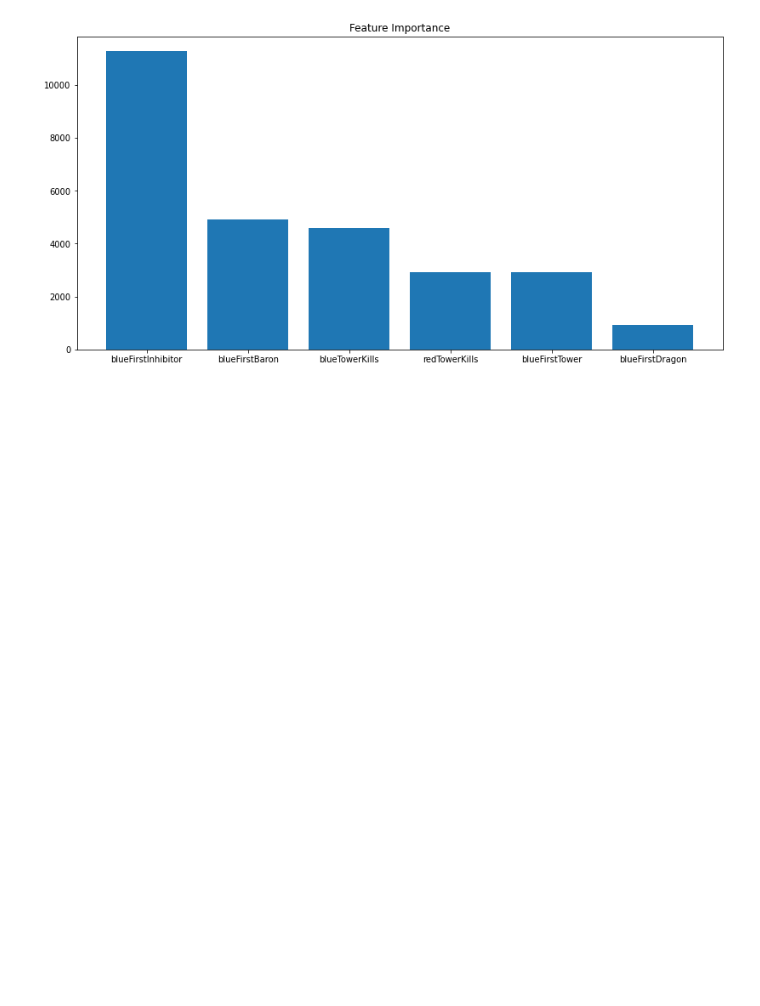
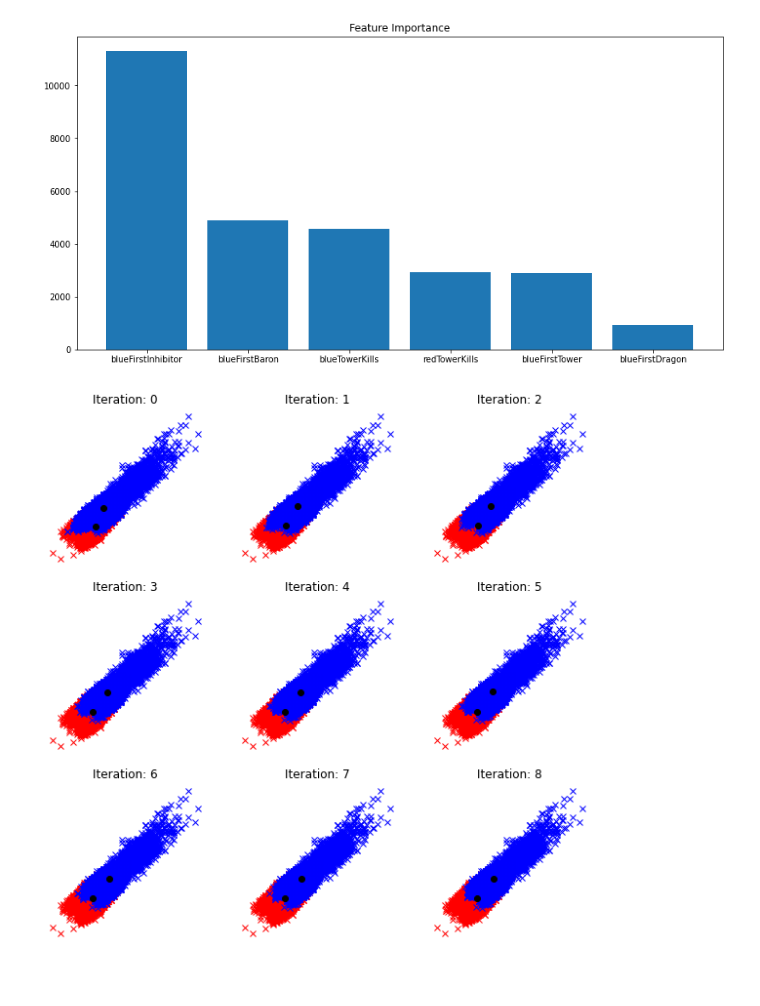
Before and after one commit to fatihemreyildiz/DataMiningFinalProject, a Jupyter notebook: final.ipynb, the cells around one changed output. Drawn from its saved outputs; the diff is of its cells as text; code cells hidden in the pictures; blank space fills up the shorter version.

Commit message:
kmeans clustering and some improvements.

```diff
--- a/final.ipynb
+++ b/final.ipynb
@@ -324,5 +324,30 @@ fig.savefig("graphs/kmeans_feature_importance.pdf")
 None
 # %% [output]
 [figure]
+# %%
+from sklearn.cluster import MiniBatchKMeans
+km = MiniBatchKMeans(
+    n_clusters=2,
+    init="random",
+    random_state=95)
+
+yp=Y
+#visualize
+fig, plt_iterations = plt.subplots(3, 3, figsize=(7,5))
+plt_iterations = plt_iterations.reshape(9)
+fig.set_size_inches(10,10)
+for x in range(9):
+  km.partial_fit(X)
+  yp = km.labels_
+  plt_iterations[x].plot(X[yp==0,18], X[yp==0,35], 'rx', markerfacecolor="w")
+  plt_iterations[x].plot(X[yp==1,18], X[yp==1,35], 'bx', markerfacecolor="w")
+  plt_iterations[x].plot(km.cluster_centers_[:, 18], km.cluster_centers_[:, 35], 'ko')
+  plt_iterations[x].set_title(f"Iteration: {x}")
+  plt_iterations[x].axis('off')
+#plt.close()
+None
+fig.savefig("graphs/kmeans_clustering_progress.jpeg")
+# %% [output]
+[figure, added]
 # %% [markdown]
 ####
```
Also changed, not shown: parts of 3 cells of this notebook, 2 other files.
